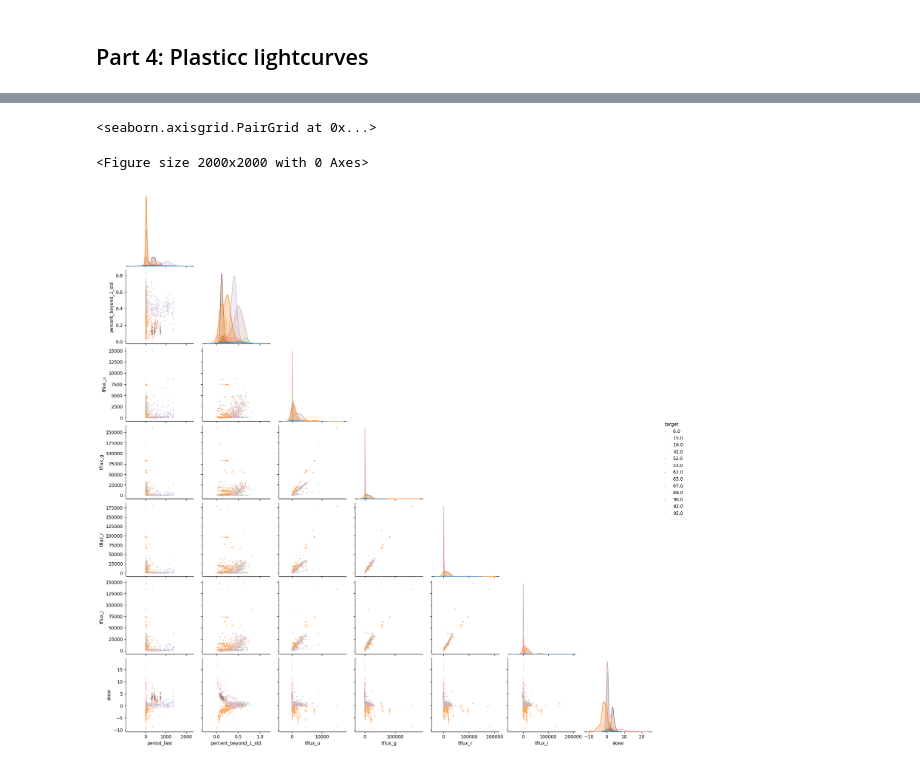
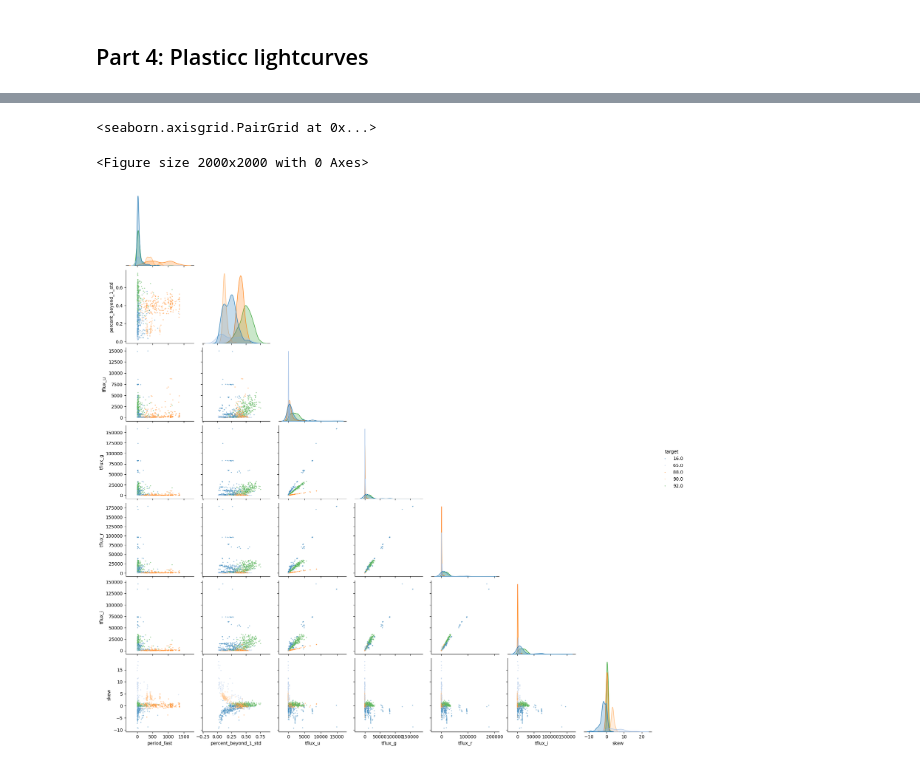
Before and after one commit to mmckay18/astr598_spr24_classification_repo, a Jupyter notebook: NOTEBOOKS/classification_models.ipynb, the cells around one changed output, grey strips where cells are left out. Saved outputs shown, nothing was run; the diff lists cells and outputs as text; code cells hidden in the pictures.

```diff
--- a/NOTEBOOKS/classification_models.ipynb
+++ b/NOTEBOOKS/classification_models.ipynb
@@ -1032,0 +1026,10 @@ sns.jointplot(data=df_selected, x='std', y='tflux_u-g', hue='target', kind='scat
+# %%
+lightcurve_features_df = pd.read_csv('/Users/mmckay/Desktop/astr598_spr24_classification_repo/DATA/Plasticc_LC_features_stellar_parm.csv')
+
+# preprocessing
+counts = lightcurve_features_df['target'].value_counts()
+to_keep = counts[counts > 80].index
+lightcurve_features_df = lightcurve_features_df[lightcurve_features_df['target'].isin(to_keep)]
+print(lightcurve_features_df['target'].value_counts())
+
+sns.histplot(lightcurve_features_df['target'], bins=80, kde=True)
@@ -1033,19 +1046,19 @@ sns.jointplot(data=df_selected, x='std', y='tflux_u-g', hue='target', kind='scat
 # %%
 cols = ['period_fast',
  'percent_beyond_1_std',
  'tflux_u',
  'tflux_g',
  'tflux_r',
  'tflux_i',
  'skew']
 fig = plt.figure(figsize=(20,20))
-sns.pairplot(df_selected,
+sns.pairplot(lightcurve_features_df,
             x_vars=cols,
             y_vars=cols,
             hue='target', palette='tab20',
             corner=True,
             plot_kws={'alpha':0.5, 's':5})
 # %% [output]
 <seaborn.axisgrid.PairGrid at 0x...>
 <Figure size 2000x2000 with 0 Axes>
-[figure, old version]
+[figure, new version]
```
Also changed, not shown: parts of 125 cells of this notebook, 4 other files.
